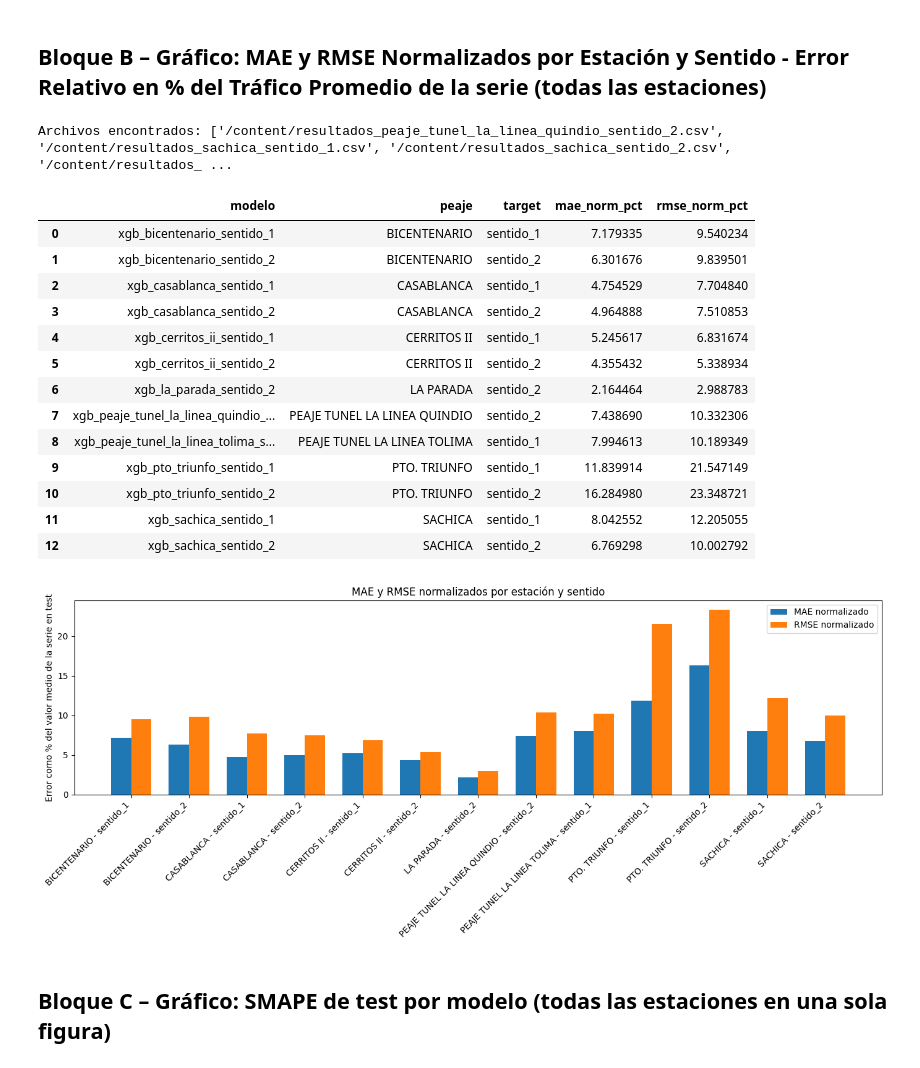
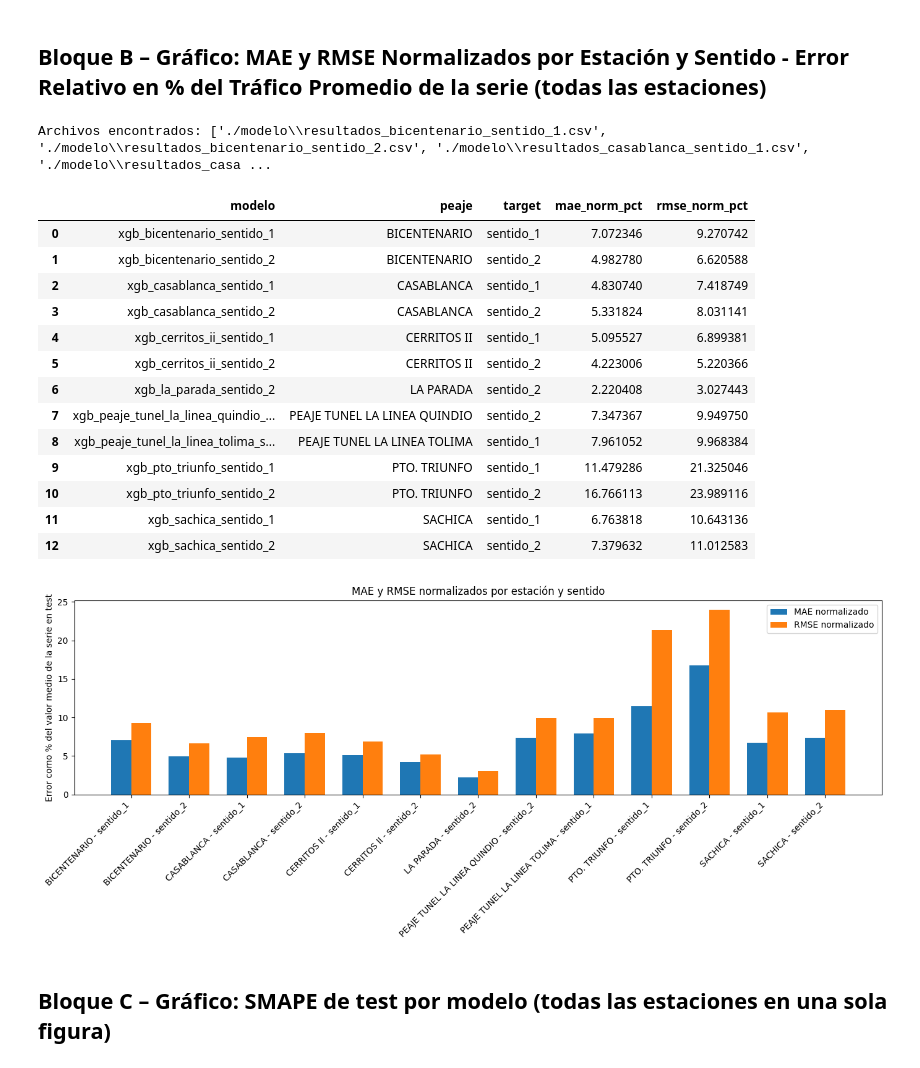
Before and after one commit to nicoestepa/Prediccion_Flujo_UNTP, a Jupyter notebook: Entrenamiento_Modelos.ipynb, the cells around one changed output. Drawn from its saved outputs; the diff is of its cells as text; code cells hidden in the pictures.

```diff
--- a/Entrenamiento_Modelos.ipynb
+++ b/Entrenamiento_Modelos.ipynb
@@ -679,7 +680,7 @@ for peaje in peajes:
         sentido_slug = target_col
         model_name = f"xgb_{peaje_slug}_{sentido_slug}"
         model_path = f"./modelo/{model_name}.joblib"
-        os.makedirs(model_path, exist_ok=True)
+        #os.makedirs(model_path, exist_ok=True)
 
         dump(model, model_path)
         print(f"Modelo guardado en: {model_path}")
@@ -1075,7 +1109,7 @@ import glob
 import numpy as np
 import pandas as pd
 
-files = glob.glob("/content/resultados_*.csv")
+files = glob.glob("./modelo/resultados_*.csv")
 rows = []
 
 for path in files:
@@ -1138,7 +1172,7 @@ import pandas as pd
 import matplotlib.pyplot as plt
 
 # 1. Cargar resultados_*.csv y construir tabla con métricas + escala de cada serie
-files = glob.glob("/content/resultados_*.csv")
+files = glob.glob("./modelo/resultados_*.csv")
 print("Archivos encontrados:", files)
 
 rows = []
@@ -1174,48 +1208,48 @@ for path in files:
 df_ext = pd.DataFrame(rows)
 
 # 2. Ordenar y crear etiqueta "peaje - sentido"
 df_ext = df_ext.sort_values(["peaje", "target"]).reset_index(drop=True)
 df_ext["label"] = df_ext["peaje"] + " - " + df_ext["target"]
 
 # 3. Normalizar MAE y RMSE por el valor medio de la serie en test (en %)
 df_ext["mae_norm_pct"] = df_ext["mae_test"] / df_ext["mean_y_test"] * 100
 df_ext["rmse_norm_pct"] = df_ext["rmse_test"] / df_ext["mean_y_test"] * 100
 
 display(df_ext[["modelo", "peaje", "target", "mae_norm_pct", "rmse_norm_pct"]])
 
 # 4. Gráfico conjunto MAE y RMSE normalizados
 x = np.arange(len(df_ext))
 width = 0.35
 
 fig, ax = plt.subplots(figsize=(14, 6))
 
 ax.bar(x - width/2, df_ext["mae_norm_pct"], width, label="MAE normalizado")
 ax.bar(x + width/2, df_ext["rmse_norm_pct"], width, label="RMSE normalizado")
 
 ax.set_xticks(x)
 ax.set_xticklabels(df_ext["label"], rotation=45, ha="right")
 ax.set_ylabel("Error como % del valor medio de la serie en test")
 ax.set_title("MAE y RMSE normalizados por estación y sentido")
 ax.legend()
 plt.tight_layout()
 plt.show()
 # %% [output]
-Archivos encontrados: ['/content/resultados_peaje_tunel_la_linea_quindio_sentido_2.csv', '/content/resultados_sachica_sentido_1.csv', '/content/resultados_sachica_sentido_2.csv', '/content/resultados_ ...
+Archivos encontrados: ['./modelo\\resultados_bicentenario_sentido_1.csv', './modelo\\resultados_bicentenario_sentido_2.csv', './modelo\\resultados_casablanca_sentido_1.csv', './modelo\\resultados_casa ...
 |  | modelo | peaje | target | mae_norm_pct | rmse_norm_pct |
-| 0 | xgb_bicentenario_sentido_1 | BICENTENARIO | sentido_1 | 7.179335 | 9.540234 |
-| 1 | xgb_bicentenario_sentido_2 | BICENTENARIO | sentido_2 | 6.301676 | 9.839501 |
-| 2 | xgb_casablanca_sentido_1 | CASABLANCA | sentido_1 | 4.754529 | 7.704840 |
-| 3 | xgb_casablanca_sentido_2 | CASABLANCA | sentido_2 | 4.964888 | 7.510853 |
-| 4 | xgb_cerritos_ii_sentido_1 | CERRITOS II | sentido_1 | 5.245617 | 6.831674 |
-| 5 | xgb_cerritos_ii_sentido_2 | CERRITOS II | sentido_2 | 4.355432 | 5.338934 |
-| 6 | xgb_la_parada_sentido_2 | LA PARADA | sentido_2 | 2.164464 | 2.988783 |
-| 7 | xgb_peaje_tunel_la_linea_quindio_... | PEAJE TUNEL LA LINEA QUINDIO | sentido_2 | 7.438690 | 10.332306 |
-| 8 | xgb_peaje_tunel_la_linea_tolima_s... | PEAJE TUNEL LA LINEA TOLIMA | sentido_1 | 7.994613 | 10.189349 |
-| 9 | xgb_pto_triunfo_sentido_1 | PTO. TRIUNFO | sentido_1 | 11.839914 | 21.547149 |
-| 10 | xgb_pto_triunfo_sentido_2 | PTO. TRIUNFO | sentido_2 | 16.284980 | 23.348721 |
-| 11 | xgb_sachica_sentido_1 | SACHICA | sentido_1 | 8.042552 | 12.205055 |
-| 12 | xgb_sachica_sentido_2 | SACHICA | sentido_2 | 6.769298 | 10.002792 |
+| 0 | xgb_bicentenario_sentido_1 | BICENTENARIO | sentido_1 | 7.072346 | 9.270742 |
+| 1 | xgb_bicentenario_sentido_2 | BICENTENARIO | sentido_2 | 4.982780 | 6.620588 |
+| 2 | xgb_casablanca_sentido_1 | CASABLANCA | sentido_1 | 4.830740 | 7.418749 |
+| 3 | xgb_casablanca_sentido_2 | CASABLANCA | sentido_2 | 5.331824 | 8.031141 |
+| 4 | xgb_cerritos_ii_sentido_1 | CERRITOS II | sentido_1 | 5.095527 | 6.899381 |
+| 5 | xgb_cerritos_ii_sentido_2 | CERRITOS II | sentido_2 | 4.223006 | 5.220366 |
+| 6 | xgb_la_parada_sentido_2 | LA PARADA | sentido_2 | 2.220408 | 3.027443 |
+| 7 | xgb_peaje_tunel_la_linea_quindio_... | PEAJE TUNEL LA LINEA QUINDIO | sentido_2 | 7.347367 | 9.949750 |
+| 8 | xgb_peaje_tunel_la_linea_tolima_s... | PEAJE TUNEL LA LINEA TOLIMA | sentido_1 | 7.961052 | 9.968384 |
+| 9 | xgb_pto_triunfo_sentido_1 | PTO. TRIUNFO | sentido_1 | 11.479286 | 21.325046 |
+| 10 | xgb_pto_triunfo_sentido_2 | PTO. TRIUNFO | sentido_2 | 16.766113 | 23.989116 |
+| 11 | xgb_sachica_sentido_1 | SACHICA | sentido_1 | 6.763818 | 10.643136 |
+| 12 | xgb_sachica_sentido_2 | SACHICA | sentido_2 | 7.379632 | 11.012583 |
-[figure, old version]
+[figure, new version]
 # %% [markdown]
 ## **Bloque C – Gráfico: SMAPE de test por modelo (todas las estaciones en una sola figura)**
 # %%
```
Also changed, not shown: parts of 6 cells of this notebook, 1 other file.
